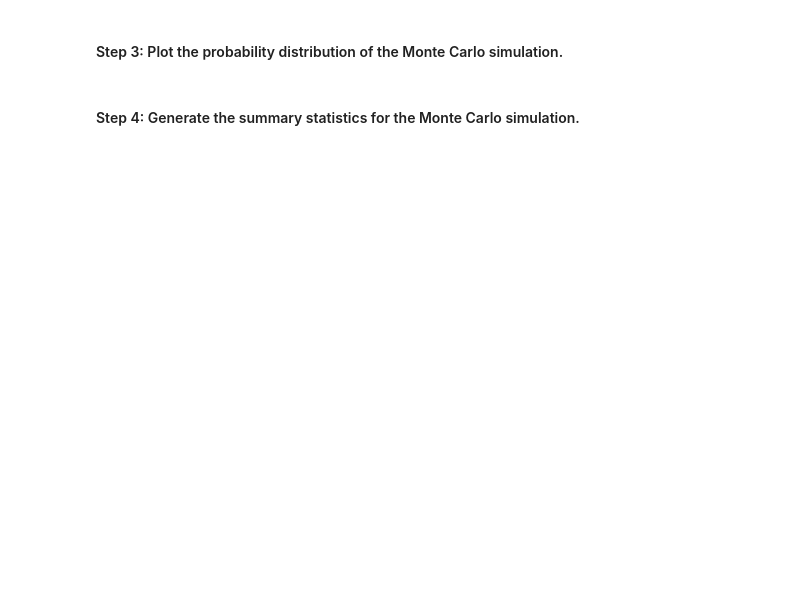
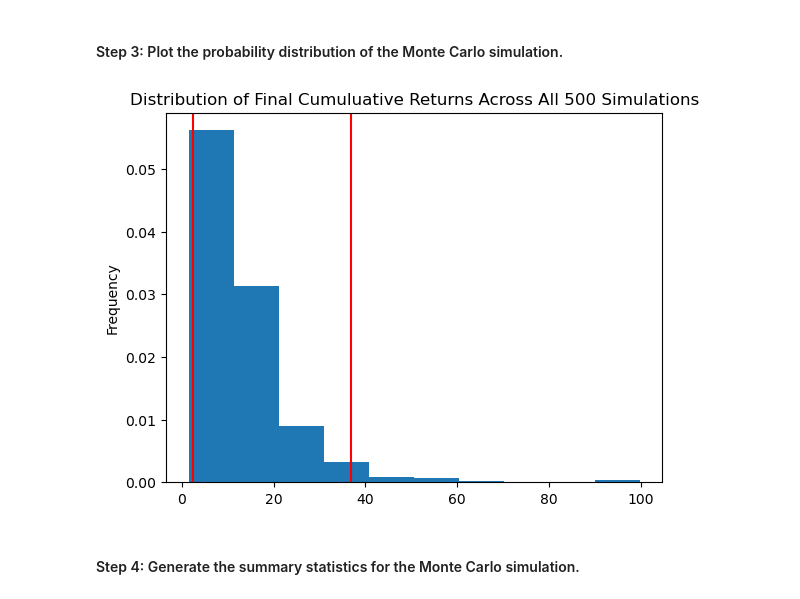
Before and after one commit to mike501b/Mod5-Financial-Planning, a Jupyter notebook: financial_planning_tools.ipynb, the cells around one changed output. Cells and saved outputs as stored; diff of their text form; code cells hidden in the pictures; blank space fills up the shorter version.

```diff
--- a/financial_planning_tools.ipynb
+++ b/financial_planning_tools.ipynb
@@ -435,7 +568,10 @@ In this section, you’ll use the MCForecastTools library to create a Monte Carl
 # %%
 # Visualize the probability distribution of the 30-year Monte Carlo simulation
 # by plotting a histogram
 # YOUR CODE HERE
+dist_plot = sim.plot_distribution()
+# %% [output]
+[figure, added]
 # %% [markdown]
 #### Step 4: Generate the summary statistics for the Monte Carlo simulation.
 # %%
```
Also changed, not shown: parts of 41 cells of this notebook, 2 other files.
